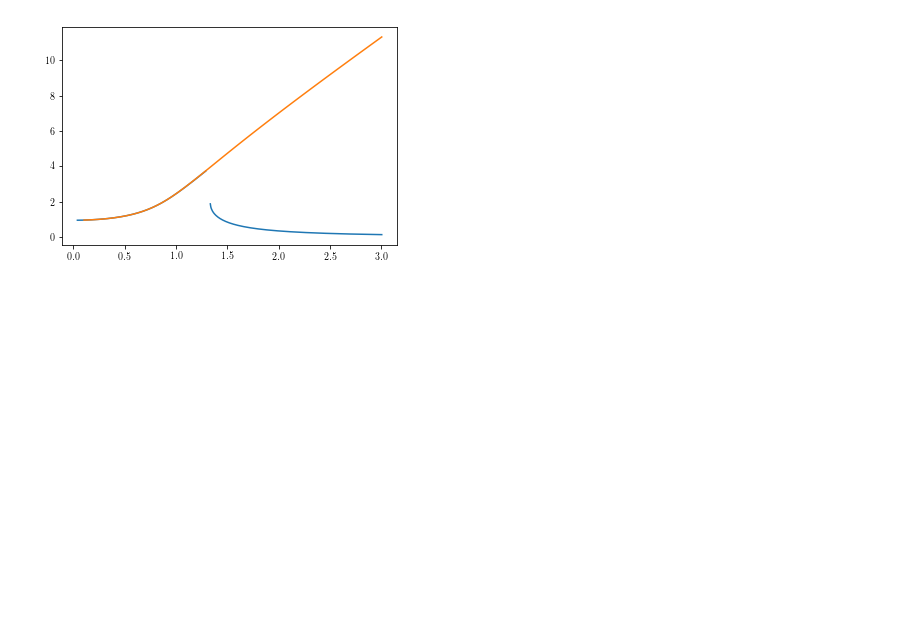
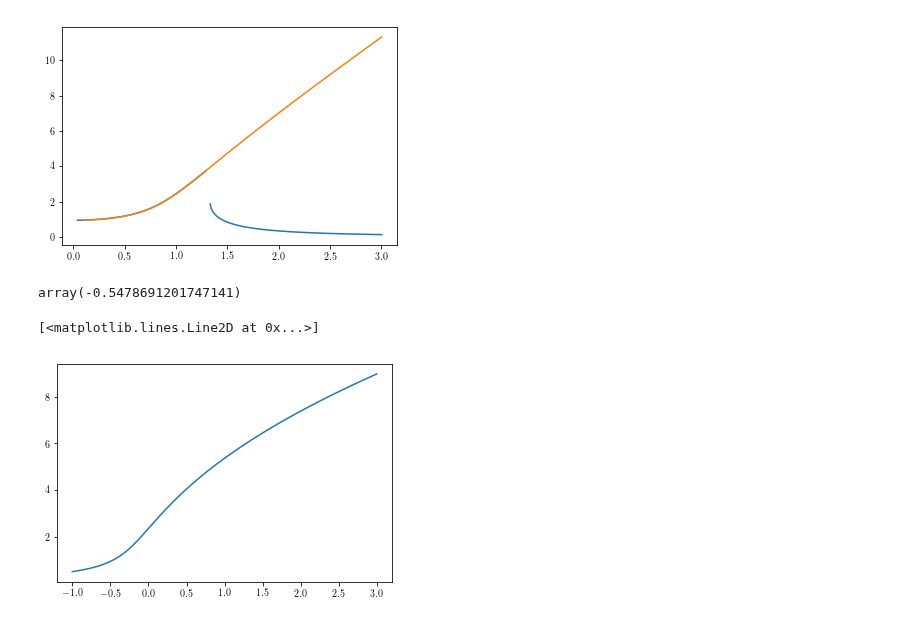
Before and after one commit to josephcslater/mousai, a Jupyter notebook: docs/tutorial/demos/Duffing.ipynb, the cells around one changed output. Cells and saved outputs as stored; diff of their text form; code cells hidden in the pictures; blank space fills up the shorter version.

```diff
--- a/docs/tutorial/demos/Duffing.ipynb
+++ b/docs/tutorial/demos/Duffing.ipynb
@@ -147,0 +133,29 @@ plt.plot(omega,amp)
+# %%
+def duff_amp_resid(a):
+    return (mu**2+(sigma-3/8*alpha/omega_0*a**2)**2)*a**2-(k**2)/4/omega_0**2
+# %%
+mu = 0.05 # damping
+k = 1 # excitation amplitude
+sigma = -0.9 #detuning
+omega_0 = 1 # driving frequency
+alpha = 0.1 # cubic coefficient
+# %%
+newton_krylov(duff_amp_resid,-.1)
+# %% [output]
+array(-0.5478691201747141)
+# %%
+sigmas = sp.linspace(-1,3,200)
+amplitudes = sp.zeros_like(aa)
+x = newton_krylov(duff_amp_resid,1)
+for i, sigma in enumerate(sigmas):
+    try:
+        amplitudes[i] = newton_krylov(duff_amp_resid,x)
+        x = amplitudes[i]
+    except:
+        amplitudes[i] = newton_krylov(duff_amp_resid,0)
+        x = amplitudes[i]
+
+plt.plot(sigmas,amplitudes)
+# %% [output]
+[<matplotlib.lines.Line2D at 0x...>]
+[figure, added]
```
Also changed, not shown: parts of 4 cells of this notebook.
